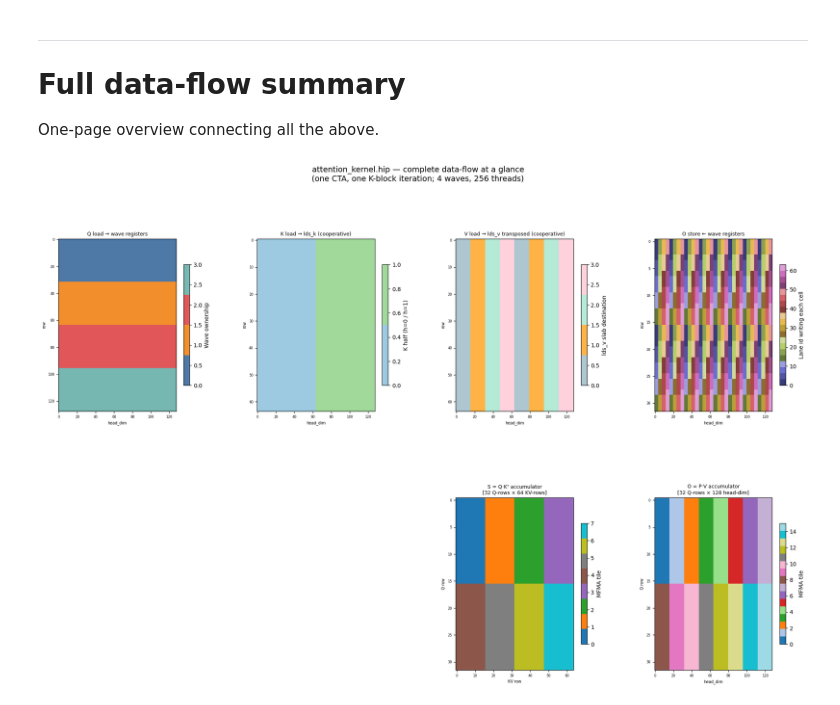
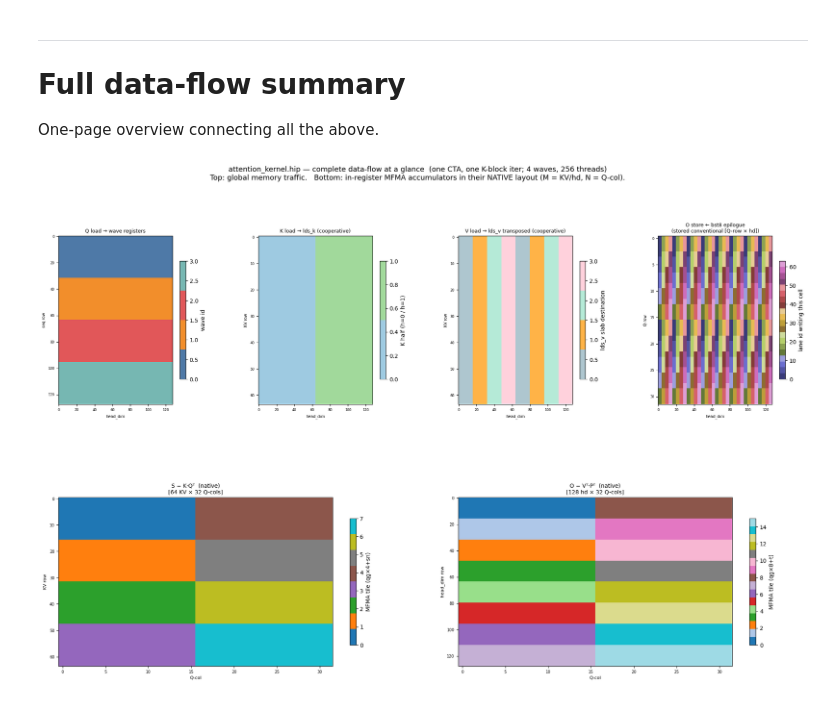
Before and after one commit to moonmath-ai/amd-kernels, a Jupyter notebook: thread_mapping.ipynb, the cells around one changed output. Saved outputs shown, nothing was run; the diff lists cells and outputs as text; code cells hidden in the pictures.

```diff
--- a/thread_mapping.ipynb
+++ b/thread_mapping.ipynb
@@ -714,57 +1137,54 @@ Q-load lane map == O-store lane map  ✓  (perfectly symmetric read/write)
 One-page overview connecting all the above.
 # %%
 fig = plt.figure(figsize=(24, 14))
-gs  = GridSpec(2, 4, figure=fig, hspace=0.5, wspace=0.35)
+gs  = GridSpec(2, 4, figure=fig, hspace=0.55, wspace=0.4)
 
-TITLES = [
-    ('Q global\n[seq_len × 128]', Q_wave,  WAVE_CMAP,  0, 3),
-    ('K global\n[64 × 128]',      K_half,  HALF_CMAP,  0, 1),
-    ('V global\n[64 × 128]',      V_slab,  SLAB_CMAP,  0, 3),
-    ('O global\n[seq_len × 128]', Q_wave,  WAVE_CMAP,  0, 3),  # same lane map as Q
+# ── Row 1: global memory views (all in [row × head_dim] / [KV × head_dim]) ────
+top_row = [
+    (Q_wave[:seq_len, :],  WAVE_CMAP,  'wave id',                     0,  3,
+     'Q load → wave registers',                  'head_dim', 'seq row'),
+    (K_half,               HALF_CMAP,  'K half (h=0 / h=1)',          0,  1,
+     'K load → lds_k (cooperative)',             'head_dim', 'KV row'),
+    (V_slab,               SLAB_CMAP,  'lds_v slab destination',      0,  3,
+     'V load → lds_v transposed (cooperative)',  'head_dim', 'KV row'),
+    (O_stored_lane,        'tab20b',   'lane id writing this cell',   0, 63,
+     'O store ← bst8 epilogue\n(stored conventional [Q-row × hd])',
+     'head_dim', 'Q row'),
 ]
-
-matrices = [
-    (Q_wave[:seq_len, :],  WAVE_CMAP,  'Wave ownership',           0, 3),
-    (K_half,               HALF_CMAP,  'K half (h=0 / h=1)',       0, 1),
-    (V_slab,               SLAB_CMAP,  'lds_v slab destination',   0, 3),
-    (O_lane,               'tab20b',   'Lane id writing each cell', 0, 63),
-]
-
-row_labels = ['Q load → wave registers',
-              'K load → lds_k (cooperative)',
-              'V load → lds_v transposed (cooperative)',
-              'O store ← wave registers']
-
-for idx, ((data, cmap, clbl, vmin, vmax), rlbl) in enumerate(zip(matrices, row_labels)):
-    row, col = idx // 4, idx % 4
-    ax = fig.add_subplot(gs[row, col])
+for idx, (data, cmap, clbl, vmin, vmax, title, xlbl, ylbl) in enumerate(top_row):
+    ax = fig.add_subplot(gs[0, idx])
     im = ax.imshow(data, aspect='auto', cmap=cmap, vmin=vmin, vmax=vmax,
                    interpolation='nearest')
-    ax.set_title(rlbl, fontsize=9)
-    ax.set_xlabel('head_dim', fontsize=7)
-    ax.set_ylabel('row', fontsize=7)
+    ax.set_title(title, fontsize=9)
+    ax.set_xlabel(xlbl, fontsize=7)
+    ax.set_ylabel(ylbl, fontsize=7)
     ax.tick_params(labelsize=6)
     plt.colorbar(im, ax=ax, label=clbl, shrink=0.7)
 
-# Add the two accumulator maps in the second row
-for idx2, (data, cmap, clbl, vmin, vmax, xlabel, ylabel, title) in enumerate([
-    (S_tile_id, plt.cm.get_cmap('tab10',8),  'MFMA tile',  0, 7,  'KV row', 'Q row',
-     'S = Q·Kᵀ accumulator\n[32 Q-rows × 64 KV-rows]'),
-    (O_tile_id, plt.cm.get_cmap('tab20',16), 'MFMA tile',  0, 15, 'head_dim', 'Q row',
-     'O = P·V accumulator\n[32 Q-rows × 128 head-dim]'),
-]):
-    ax = fig.add_subplot(gs[1, idx2 + 2])
+# ── Row 2: in-register accumulators in their NATIVE MFMA layout ──────────────
+acc_row = [
+    (S_tile_id, plt.cm.tab10.resampled(8),  'MFMA tile (qg×4+sn)',  0,  7,
+     'Q-col', 'KV row',
+     'S = K·Qᵀ  (native)\n[64 KV × 32 Q-cols]'),
+    (O_tile_id, plt.cm.tab20.resampled(16), 'MFMA tile (qg×8+t)',   0, 15,
+     'Q-col', 'head_dim row',
+     'O = Vᵀ·Pᵀ  (native)\n[128 hd × 32 Q-cols]'),
+]
+for idx2, (data, cmap, clbl, vmin, vmax, xlabel, ylabel, title) in enumerate(acc_row):
+    ax = fig.add_subplot(gs[1, idx2 * 2: idx2 * 2 + 2])
     im = ax.imshow(data, aspect='auto', cmap=cmap, vmin=vmin, vmax=vmax,
                    interpolation='nearest')
-    ax.set_title(title, fontsize=9)
-    ax.set_xlabel(xlabel, fontsize=7)
-    ax.set_ylabel(ylabel, fontsize=7)
-    ax.tick_params(labelsize=6)
-    plt.colorbar(im, ax=ax, label=clbl, shrink=0.7)
+    ax.set_title(title, fontsize=10)
+    ax.set_xlabel(xlabel, fontsize=8)
+    ax.set_ylabel(ylabel, fontsize=8)
+    ax.tick_params(labelsize=7)
+    plt.colorbar(im, ax=ax, label=clbl, shrink=0.75)
 
-fig.suptitle('attention_kernel.hip — complete data-flow at a glance\n'
-             '(one CTA, one K-block iteration; 4 waves, 256 threads)',
-             fontsize=14, y=1.01)
+fig.suptitle('attention_kernel.hip — complete data-flow at a glance  '
+             '(one CTA, one K-block iter; 4 waves, 256 threads)\n'
+             'Top: global memory traffic.   Bottom: in-register MFMA accumulators '
+             'in their NATIVE layout (M = KV/hd, N = Q-col).',
+             fontsize=13, y=1.005)
 plt.show()
 # %% [output]
-[figure, old version]
+[figure, new version]
```
Also changed, not shown: parts of 7 cells of this notebook, 1 other file.
